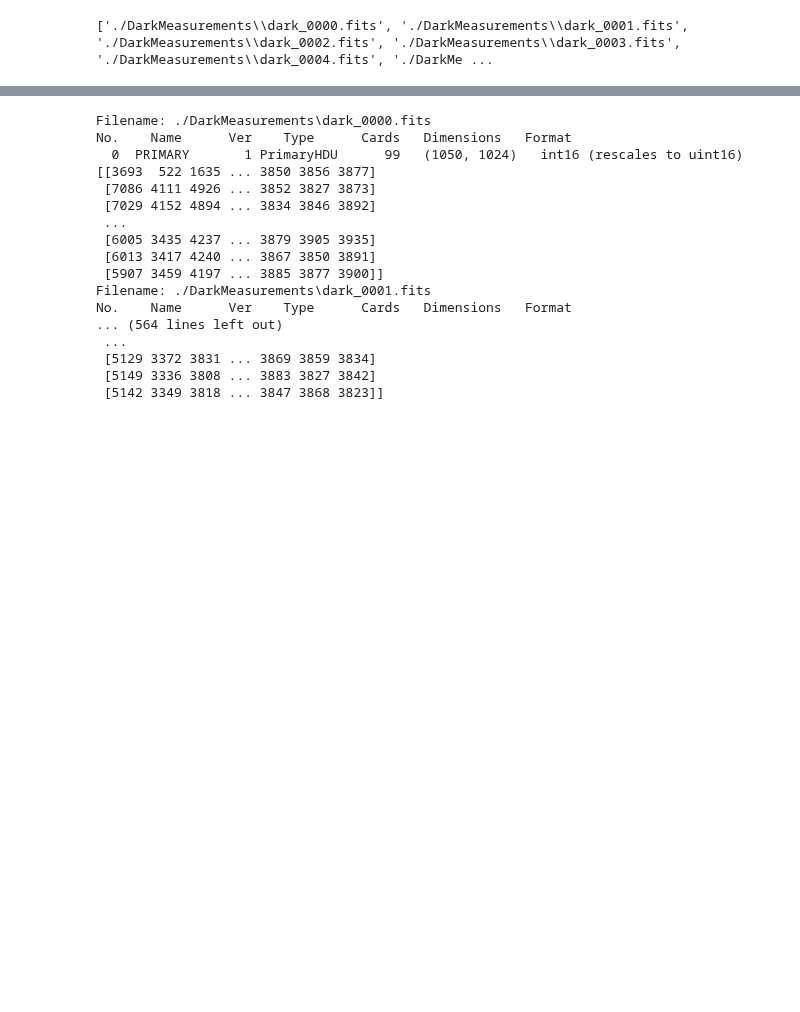
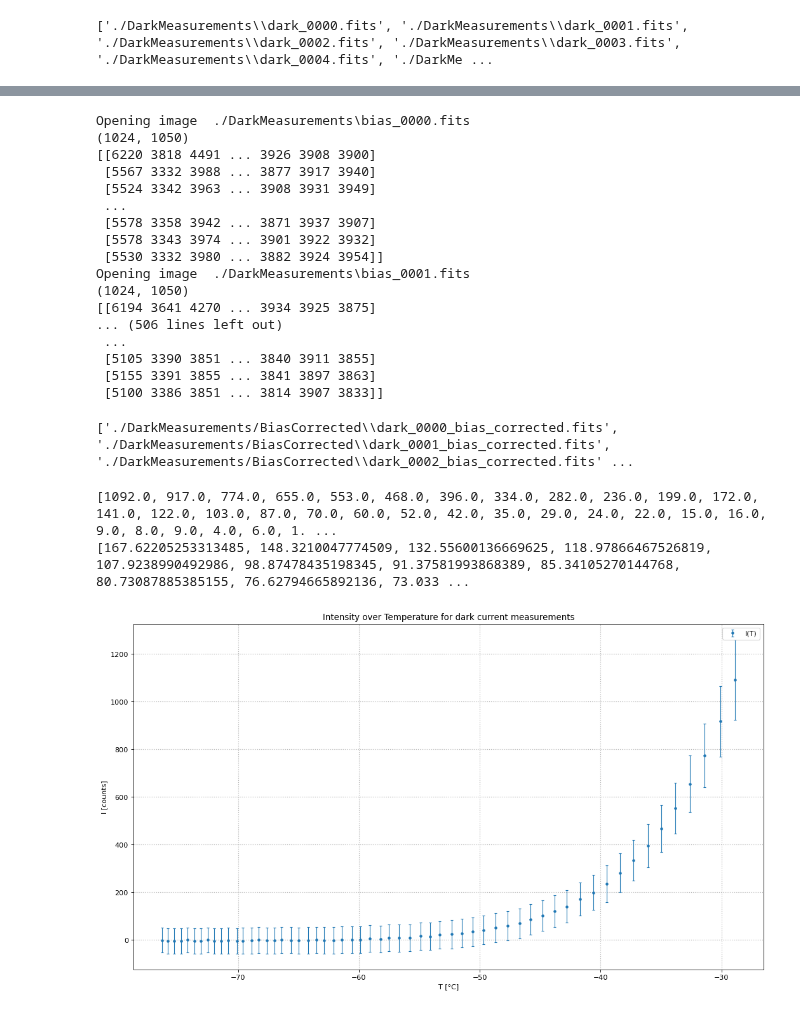
Before and after one commit to fexfl/FP, a Jupyter notebook: F30/F30 Analysis.ipynb, the cells around one changed output, grey strips where cells are left out. Drawn from its saved outputs; the diff is of its cells as text; code cells hidden in the pictures; blank space fills up the shorter version.

```diff
--- a/F30/F30 Analysis.ipynb
+++ b/F30/F30 Analysis.ipynb
@@ -4,5 +6,7 @@ from astropy.io import fits
 # %%
 all_dark_fits = glob("./DarkMeasurements/dark*.fits")
+all_bias_fits = glob("./DarkMeasurements/bias*.fits")
+
 print(all_dark_fits)
 # %% [output]
 ['./DarkMeasurements\\dark_0000.fits', './DarkMeasurements\\dark_0001.fits', './DarkMeasurements\\dark_0002.fits', './DarkMeasurements\\dark_0003.fits', './DarkMeasurements\\dark_0004.fits', './DarkMe ...
@@ -9,25 +58,58 @@ print(all_dark_fits)
 # %%
-for path in all_dark_fits:
+for path in all_bias_fits:
     hdul = fits.open(path)
-    hdul.info()
-    #print(hdul[0].header["TemP"])
     image = hdul[0].data
+    print("Opening image ", path)
+    print(image.shape)
     print(image)
 # %% [output]
-Filename: ./DarkMeasurements\dark_0000.fits
-No.    Name      Ver    Type      Cards   Dimensions   Format
-  0  PRIMARY       1 PrimaryHDU      99   (1050, 1024)   int16 (rescales to uint16)
-[[3693  522 1635 ... 3850 3856 3877]
- [7086 4111 4926 ... 3852 3827 3873]
- [7029 4152 4894 ... 3834 3846 3892]
+Opening image  ./DarkMeasurements\bias_0000.fits
+(1024, 1050)
+[[6220 3818 4491 ... 3926 3908 3900]
+ [5567 3332 3988 ... 3877 3917 3940]
+ [5524 3342 3963 ... 3908 3931 3949]
  ...
- [6005 3435 4237 ... 3879 3905 3935]
- [6013 3417 4240 ... 3867 3850 3891]
- [5907 3459 4197 ... 3885 3877 3900]]
-Filename: ./DarkMeasurements\dark_0001.fits
-No.    Name      Ver    Type      Cards   Dimensions   Format
-... (564 lines left out)
+ [5578 3358 3942 ... 3871 3937 3907]
+ [5578 3343 3974 ... 3901 3922 3932]
+ [5530 3332 3980 ... 3882 3924 3954]]
+Opening image  ./DarkMeasurements\bias_0001.fits
+(1024, 1050)
+[[6194 3641 4270 ... 3934 3925 3875]
+... (506 lines left out)
  ...
- [5129 3372 3831 ... 3869 3859 3834]
- [5149 3336 3808 ... 3883 3827 3842]
- [5142 3349 3818 ... 3847 3868 3823]]
+ [5105 3390 3851 ... 3840 3911 3855]
+ [5155 3391 3855 ... 3841 3897 3863]
+ [5100 3386 3851 ... 3814 3907 3833]]
+# %%
+all_bc_dark_fits = glob("./DarkMeasurements/BiasCorrected/dark*_bias_corrected.fits")
+print(all_bc_dark_fits)
+# %% [output]
+['./DarkMeasurements/BiasCorrected\\dark_0000_bias_corrected.fits', './DarkMeasurements/BiasCorrected\\dark_0001_bias_corrected.fits', './DarkMeasurements/BiasCorrected\\dark_0002_bias_corrected.fits' ...
+# %%
+dark_medians = []
+dark_errors = []
+
+for path in all_bc_dark_fits:
+    hdul = fits.open(path)
+    image = hdul[0].data
+    median_dark = np.median(image[:,:1000])
+    std_dark = np.std(image[:,:1000])
+    dark_medians.append(median_dark)
+    dark_errors.append(std_dark)
+
+print(dark_medians)
+print(dark_errors)
+# %% [output]
+[1092.0, 917.0, 774.0, 655.0, 553.0, 468.0, 396.0, 334.0, 282.0, 236.0, 199.0, 172.0, 141.0, 122.0, 103.0, 87.0, 70.0, 60.0, 52.0, 42.0, 35.0, 29.0, 24.0, 22.0, 15.0, 16.0, 9.0, 8.0, 9.0, 4.0, 6.0, 1. ...
+[167.62205253313485, 148.3210047774509, 132.55600136669625, 118.97866467526819, 107.9238990492986, 98.87478435198345, 91.37581993868389, 85.34105270144768, 80.73087885385155, 76.62794665892136, 73.033 ...
+# %%
+plt.figure(figsize=(16, 9), dpi=80)
+plt.errorbar(temperatures,dark_medians, yerr = dark_errors, linestyle='None', marker = ".", label="I(T)", capsize = 2, elinewidth=1)
+plt.xlabel('T [°C]')
+plt.ylabel('I [counts]')
+plt.title('Intensity over Temperature for dark current measurements')
+#plt.yscale('log')
+plt.legend()
+plt.grid(linestyle=":", linewidth=1)
+# %% [output]
+[figure, added]
```
Also changed, not shown: parts of 2 cells of this notebook, 58 other files.
